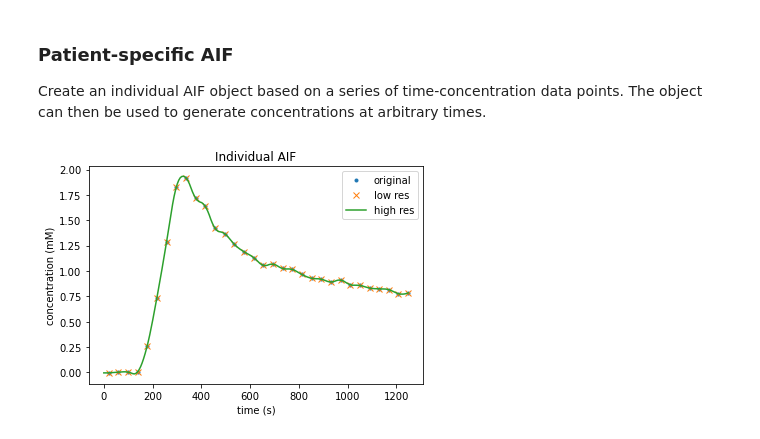
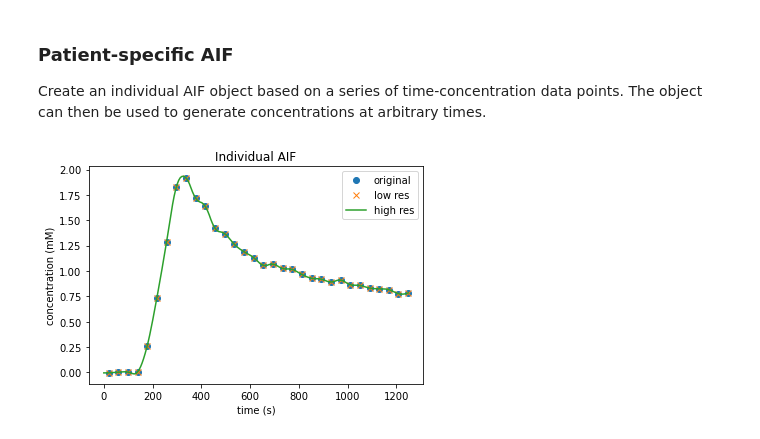
Before and after one commit to mjt320/SEPAL, a Jupyter notebook: demo/demo_aif.ipynb, the cells around one changed output. Drawn from its saved outputs; the diff is of its cells as text; code cells hidden in the pictures.

```diff
--- a/demo/demo_aif.ipynb
+++ b/demo/demo_aif.ipynb
@@ -33,21 +33,21 @@ The object can then be used to generate concentrations at arbitrary times.
 # %%
 # define concentration-time measurements
 t = np.array([19.810000,59.430000,99.050000,138.670000,178.290000,217.910000,257.530000,297.150000,336.770000,376.390000,416.010000,455.630000,495.250000,534.870000,574.490000,614.110000,653.730000,693.350000,732.970000,772.590000,812.210000,851.830000,891.450000,931.070000,970.690000,1010.310000,1049.930000,1089.550000,1129.170000,1168.790000,1208.410000,1248.030000])
 c_p = np.array([-0.004937,0.002523,0.002364,0.005698,0.264946,0.738344,1.289008,1.826013,1.919158,1.720187,1.636699,1.423867,1.368308,1.263610,1.190378,1.132603,1.056400,1.066964,1.025331,1.015179,0.965908,0.928219,0.919029,0.892000,0.909929,0.865766,0.857195,0.831985,0.823747,0.815591,0.776007,0.783767])
 
 # create AIF object from measurements
 aif = aifs.patient_specific(t, c_p)
 
 # get AIF conc at original and high temporal resolutions
 c_p_lowres = aif.c_ap(t)
 t_highres = np.linspace(0., max(t), 200)
 c_p_highres = aif.c_ap(t_highres)
-plt.plot(t, c_p, '.', label='original')
+plt.plot(t, c_p, 'o', label='original')
 plt.plot(t, c_p_lowres, 'x', label='low res')
 plt.plot(t_highres, c_p_highres, '-', label='high res')
 plt.legend()
 plt.xlabel('time (s)')
 plt.ylabel('concentration (mM)')
 plt.title('Individual AIF');
 # %% [output]
-[figure, old version]
+[figure, new version]
```
Also changed, not shown: 3 other files.
